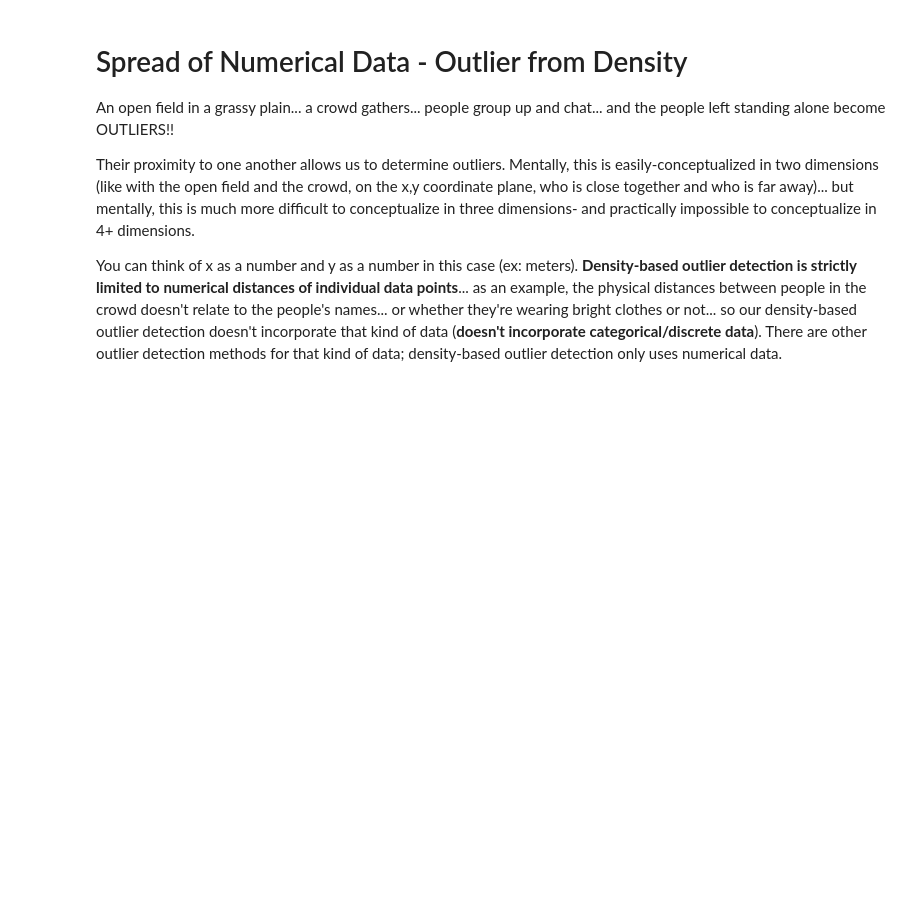
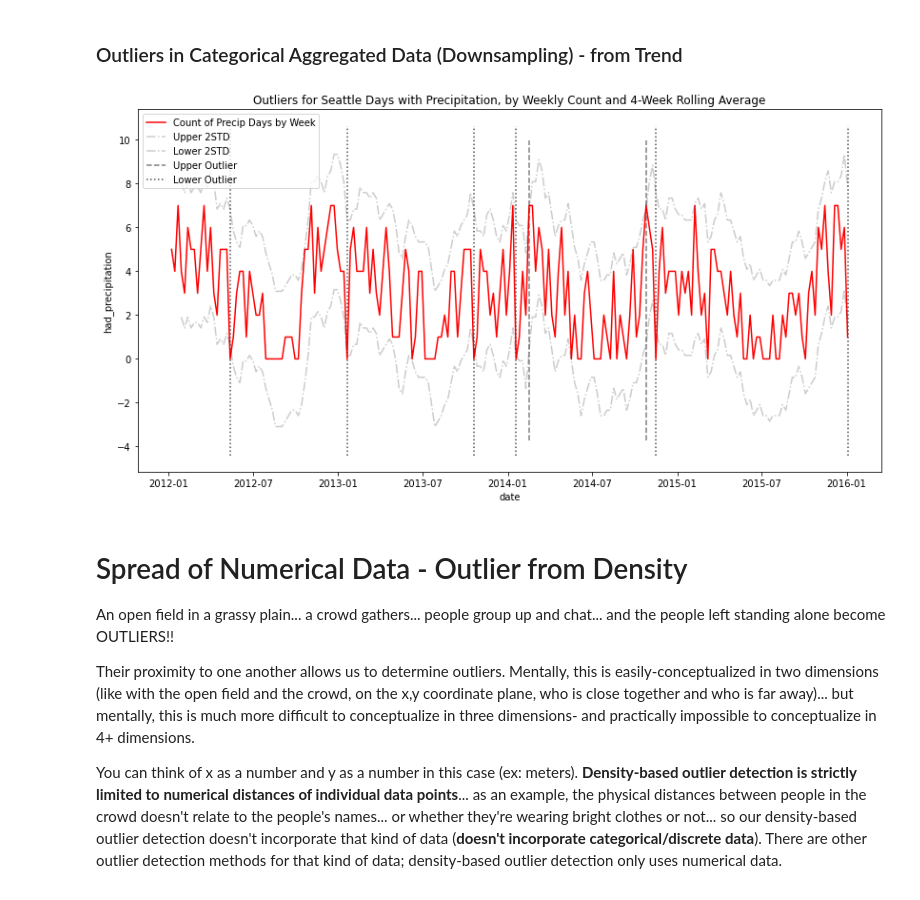
Before and after one commit to JacobPaxton/the-evil-lab, a Jupyter notebook: anomaly_testing.ipynb, the cells around one changed output. Saved outputs shown, nothing was run; the diff lists cells and outputs as text; code cells hidden in the pictures; blank space fills up the shorter version.

```diff
--- a/anomaly_testing.ipynb
+++ b/anomaly_testing.ipynb
@@ -69,3 +105,37 @@ plt.show()
+# %% [markdown]
+### Outliers in Categorical Aggregated Data (Downsampling) - from Trend
+# %%
+# go by number of days where there was precipitation in a week
+weather["had_precipitation"] = weather["precipitation"] > 0
+weekly_count_days_had_precip = weather.resample("W").had_precipitation.sum()
+
+# bands
+mid = weekly_count_days_had_precip.rolling(4).mean()
+upper = mid + 2 * mid.std()
+lower = mid - 2 * mid.std()
+
+# volatility
+volatility = (weekly_count_days_had_precip - lower) / (upper - lower)
+upper_outliers = weekly_count_days_had_precip[volatility > 1]
+lower_outliers = weekly_count_days_had_precip[volatility < 0]
+
+# plot actual values, upper band, and lower band (horizontal-running lines)
+sns.lineplot(x=weekly_count_days_had_precip.index, y=weekly_count_days_had_precip, color="red")
+sns.lineplot(x=weekly_count_days_had_precip.index, y=upper, color="black", ls="-.", alpha=.2)
+sns.lineplot(x=weekly_count_days_had_precip.index, y=lower, color="black", ls="-.", alpha=.2)
+
+# plot upper outliers and lower outliers (vertical-running dotted/dashed lines)
+plt.vlines(upper_outliers.index, *plt.ylim(), color='black', ls='--', alpha=.5, label='Upper Outlier')
+plt.vlines(lower_outliers.index, *plt.ylim(), color='black', ls=':', alpha=.7, label='Lower Outlier')
+
+# add title and legend, change tickmarks
+plt.title("Outliers for Seattle Days with Precipitation, by Weekly Count and 4-Week Rolling Average")
+plt.legend(["Count of Precip Days by Week", "Upper 2STD", "Lower 2STD", "Upper Outlier", "Lower Outlier"],
+           loc="upper left")
+
+plt.show()
+# %% [output]
+[figure, added]
 # %% [markdown]
 # Spread of Numerical Data - Outlier from Density
 An open field in a grassy plain... a crowd gathers... people group up and chat... and the people left standing alone become OUTLIERS!!
```
Also changed, not shown: parts of 7 cells of this notebook.
